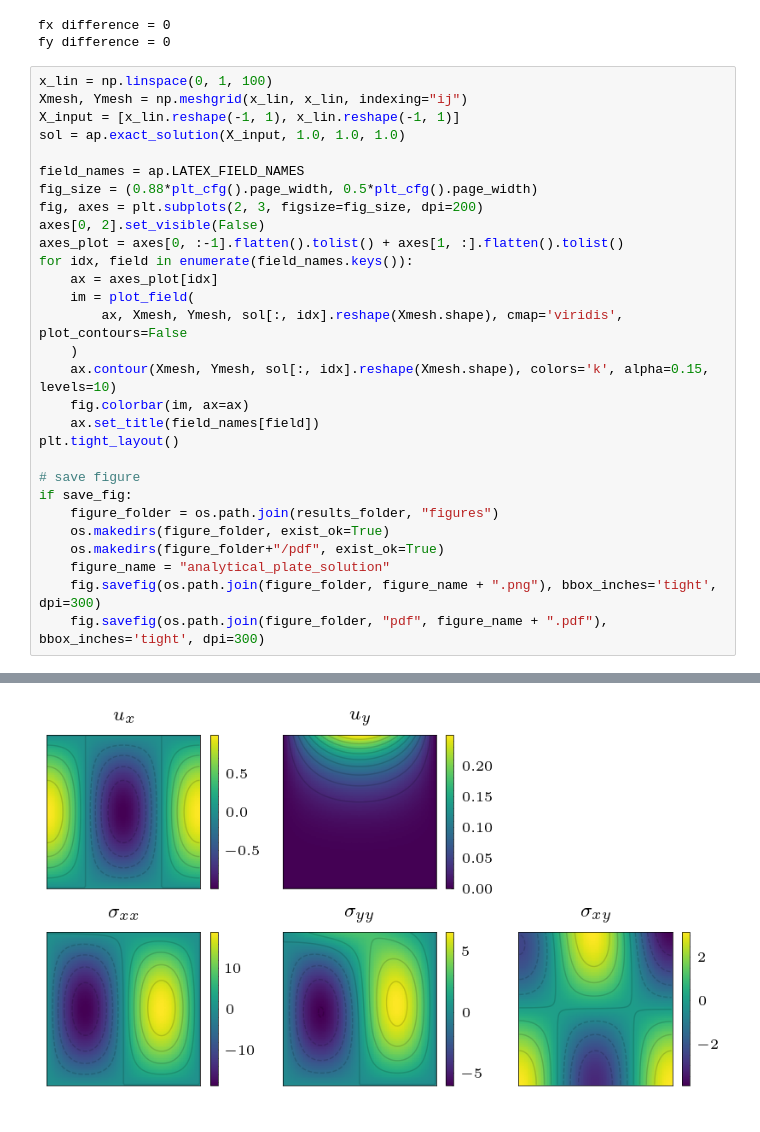
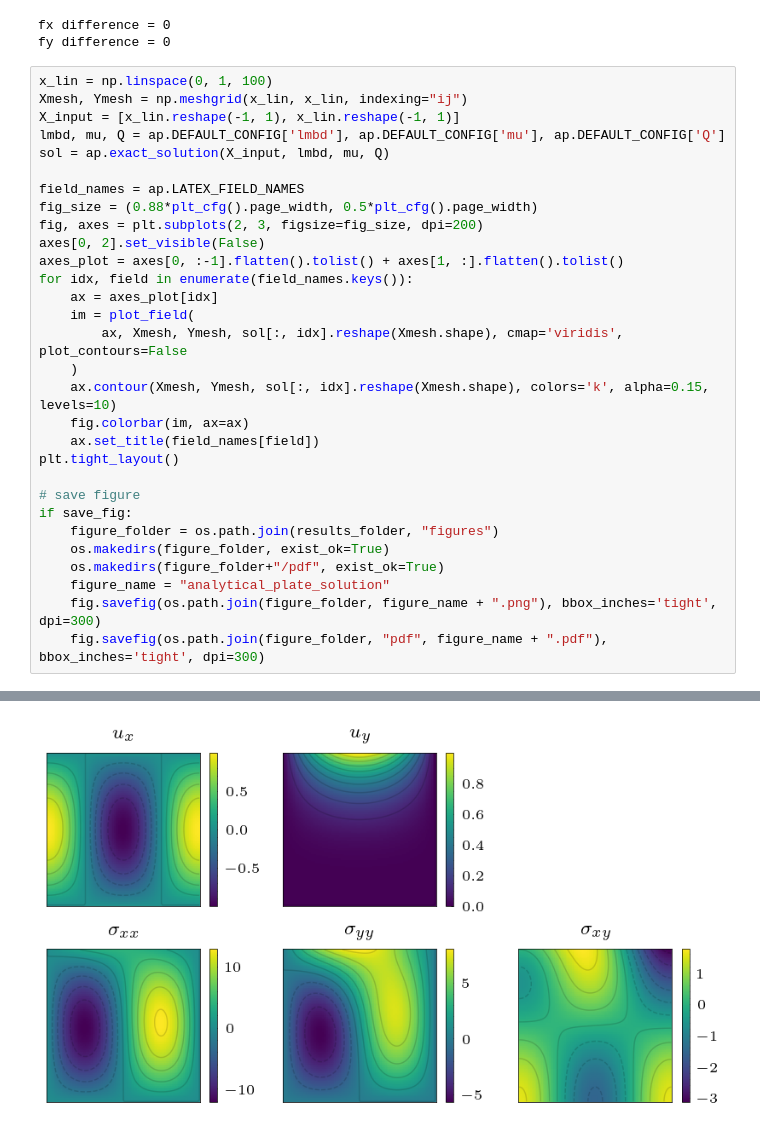
Before and after one commit to bonneted/PhD, a Jupyter notebook: chapters/IV_MaterialCharacterization.ipynb, the cells around one changed output, grey strips where cells are left out. Cells and saved outputs as stored; diff of their text form.

```diff
--- a/chapters/IV_MaterialCharacterization.ipynb
+++ b/chapters/IV_MaterialCharacterization.ipynb
@@ -71,7 +71,8 @@ fy difference = 0
 x_lin = np.linspace(0, 1, 100)
 Xmesh, Ymesh = np.meshgrid(x_lin, x_lin, indexing="ij")
 X_input = [x_lin.reshape(-1, 1), x_lin.reshape(-1, 1)]
-sol = ap.exact_solution(X_input, 1.0, 1.0, 1.0)
+lmbd, mu, Q = ap.DEFAULT_CONFIG['lmbd'], ap.DEFAULT_CONFIG['mu'], ap.DEFAULT_CONFIG['Q']
+sol = ap.exact_solution(X_input, lmbd, mu, Q)
 
 field_names = ap.LATEX_FIELD_NAMES
 fig_size = (0.88*plt_cfg().page_width, 0.5*plt_cfg().page_width)
@@ -102,2 +101,2 @@ W1128 11:42:23.343041 1107089 cuda_executor.cc:1802] GPU interconnect informatio
-[figure, old version]
+[figure, new version]
 # %%
```
Also changed, not shown: parts of 2 cells of this notebook.
